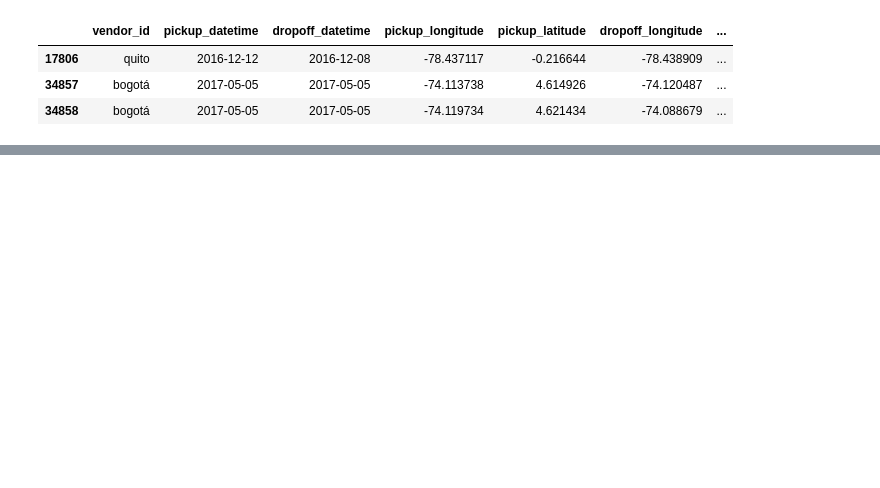
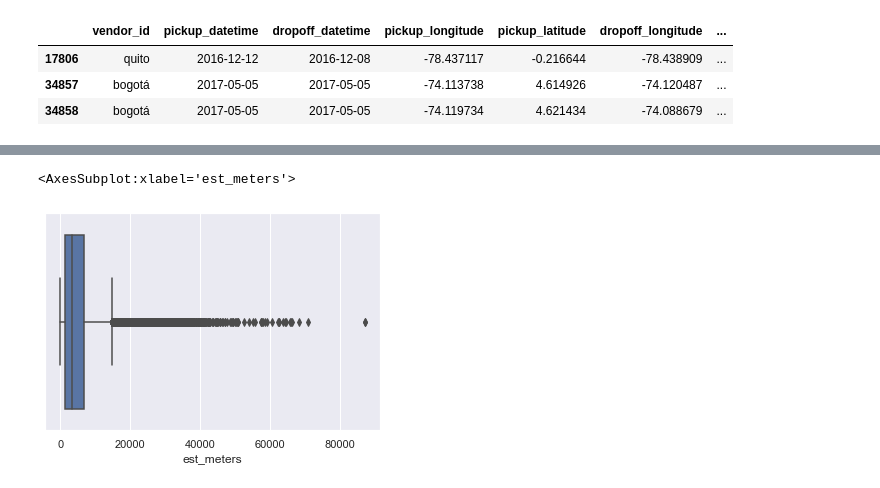
Before and after one commit to enricoroselino/GGU-3-Uber-VTRIP, a Jupyter notebook: EDA.ipynb, the cells around one changed output, grey strips where cells are left out. Cells and saved outputs as stored; diff of their text form; code cells hidden in the pictures; blank space fills up the shorter version.

```diff
--- a/EDA.ipynb
+++ b/EDA.ipynb
@@ -802,0 +713,3 @@ export_csv.to_csv(os.path.join("dataset", "GGU_price_predict.csv"), index=False)
+# %%
+new_df = pd.concat([true_data, false_data], ignore_index=True)
+new_df = new_df.reset_index(drop=True)
@@ -802,0 +718,8 @@ export_csv.to_csv(os.path.join("dataset", "GGU_price_predict.csv"), index=False)
+# %%
+sns.boxplot(
+    data=new_df,
+    x= "est_meters"
+)
+# %% [output]
+<AxesSubplot:xlabel='est_meters'>
+[figure, added]
```
Also changed, not shown: parts of 45 cells of this notebook.
